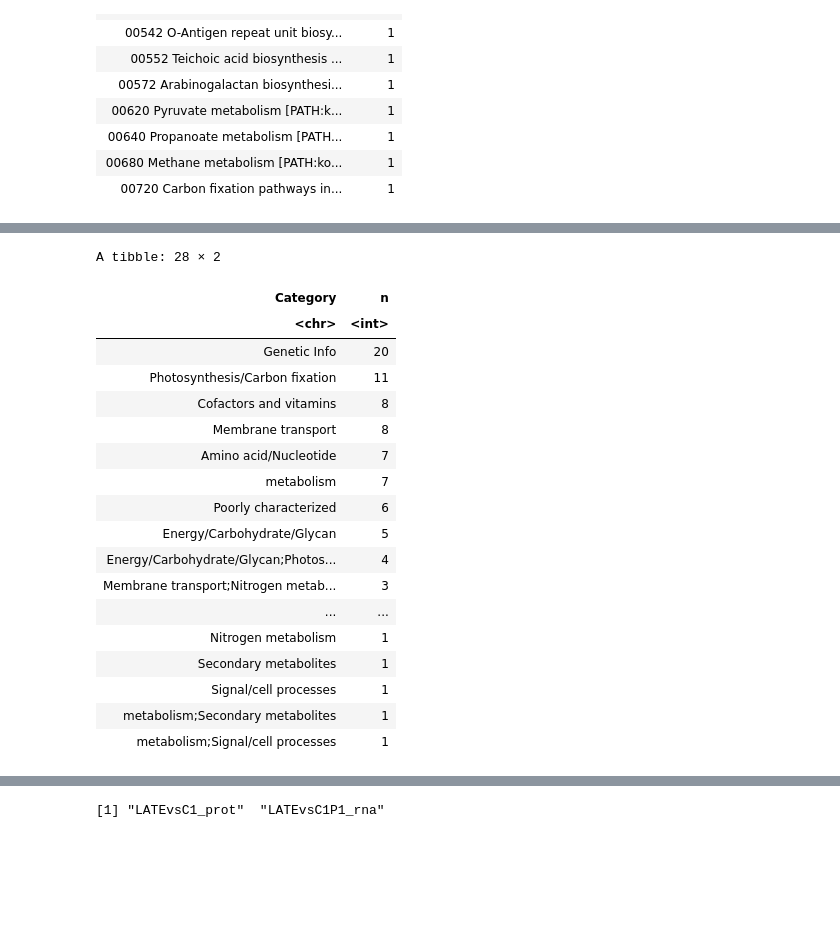
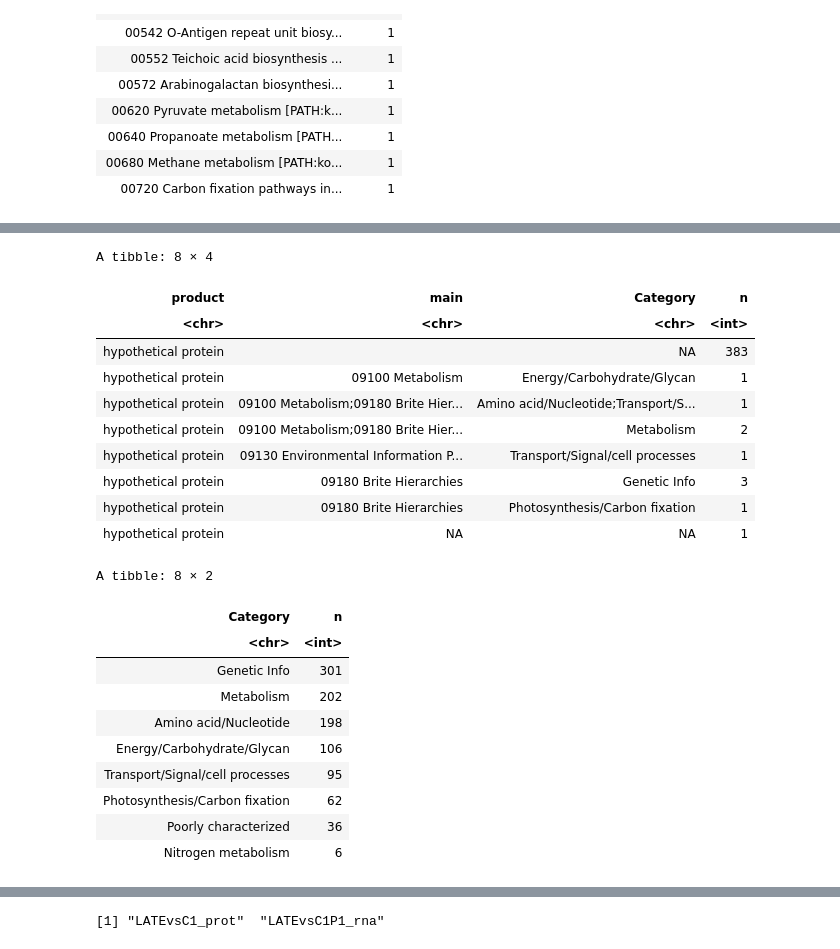
Before and after one commit to wosnat/CC1A3, a Jupyter notebook: Enrichment/CC1A3 MED4 figure long term.ipynb, the cells around one changed output, grey strips where cells are left out. Saved outputs shown, nothing was run; the diff lists cells and outputs as text; code cells hidden in the pictures; blank space fills up the shorter version.

```diff
--- a/Enrichment/CC1A3 MED4 figure long term.ipynb
+++ b/Enrichment/CC1A3 MED4 figure long term.ipynb
@@ -308,7 +294,17 @@ hpath_df_to_export_filter = hpath_df %>%
          pathway = paste0(unique(pathway), collapse = ";"),
          module = paste0(unique(module), collapse = ";"),
          Category = paste0(sort(unique(Category)), collapse = ";"),
-     Category = str_replace(Category, ';metabolism', '')
+         membrane_transport = str_detect(Category, 'Transport/Signal/cell processes'),
+         #           grepl('', sub)~'Secondary',
+
+     Category = str_replace(Category, ';Metabolism', ''),
+     Category = str_replace(Category, ';Transport/Signal/cell processes', ''),
+         # overrrides
+     Category = if_else(str_detect(Category, 'Nitrogen metabolism'), 'Nitrogen metabolism', Category),
+     Category = if_else(str_detect(Category, 'Photosynthesis/Carbon fixation'), 'Photosynthesis/Carbon fixation', Category),
+     Category = if_else(str_detect(Category, 'Amino acid/Nucleotide'), 'Amino acid/Nucleotide', Category),
+     Category = if_else(str_detect(Category, 'Energy/Carbohydrate/Glycan'), 'Energy/Carbohydrate/Glycan', Category)
+
      ) %>%
     ungroup() %>%
     distinct(gene_id, .keep_all = TRUE)
@@ -334,30 +342,36 @@ A tibble: 12 × 18
+# %%
+hpath_df_to_export %>% filter(str_detect(product, 'hypothetical' )) %>% count(product,main,Category)
+# %% [output]
+A tibble: 8 × 4
+| product | main | Category | n |
+| <chr> | <chr> | <chr> | <int> |
+| hypothetical protein |  | NA | 383 |
+| hypothetical protein | 09100 Metabolism | Energy/Carbohydrate/Glycan | 1 |
+| hypothetical protein | 09100 Metabolism;09180 Brite Hier... | Amino acid/Nucleotide;Transport/S... | 1 |
+| hypothetical protein | 09100 Metabolism;09180 Brite Hier... | Metabolism | 2 |
+| hypothetical protein | 09130 Environmental Information P... | Transport/Signal/cell processes | 1 |
+| hypothetical protein | 09180 Brite Hierarchies | Genetic Info | 3 |
+| hypothetical protein | 09180 Brite Hierarchies | Photosynthesis/Carbon fixation | 1 |
+| hypothetical protein | NA | NA | 1 |
 # %%
 # uncomment to recreate the file
 hpath_df_to_export_filter %>%
-    filter(gene_id %in% df_degenes2$gene_id) %>%
+    #filter(gene_id %in% df_degenes$gene_id) %>%
 #filter(main %in% kegg_main_list) %>%
 count(Category) %>% #write_csv('pro_kegg_map.csv')
 arrange(desc(n)) #%>% filter(n>40)
 # %% [output]
-A tibble: 28 × 2
+A tibble: 8 × 2
 | Category | n |
 | <chr> | <int> |
-| Genetic Info | 20 |
-| Photosynthesis/Carbon fixation | 11 |
-| Cofactors and vitamins | 8 |
-| Membrane transport | 8 |
-| Amino acid/Nucleotide | 7 |
-| metabolism | 7 |
-| Poorly characterized | 6 |
-| Energy/Carbohydrate/Glycan | 5 |
-| Energy/Carbohydrate/Glycan;Photos... | 4 |
-| Membrane transport;Nitrogen metab... | 3 |
-| ... | ... |
-| Nitrogen metabolism | 1 |
-| Secondary metabolites | 1 |
-| Signal/cell processes | 1 |
-| metabolism;Secondary metabolites | 1 |
-| metabolism;Signal/cell processes | 1 |
+| Genetic Info | 301 |
+| Metabolism | 202 |
+| Amino acid/Nucleotide | 198 |
+| Energy/Carbohydrate/Glycan | 106 |
+| Transport/Signal/cell processes | 95 |
+| Photosynthesis/Carbon fixation | 62 |
+| Poorly characterized | 36 |
+| Nitrogen metabolism | 6 |
 # %%
 # uncomment to recreate the file
 hpath_df_to_export_filter %>%
```
Also changed, not shown: parts of 13 cells of this notebook, 2 other files.
